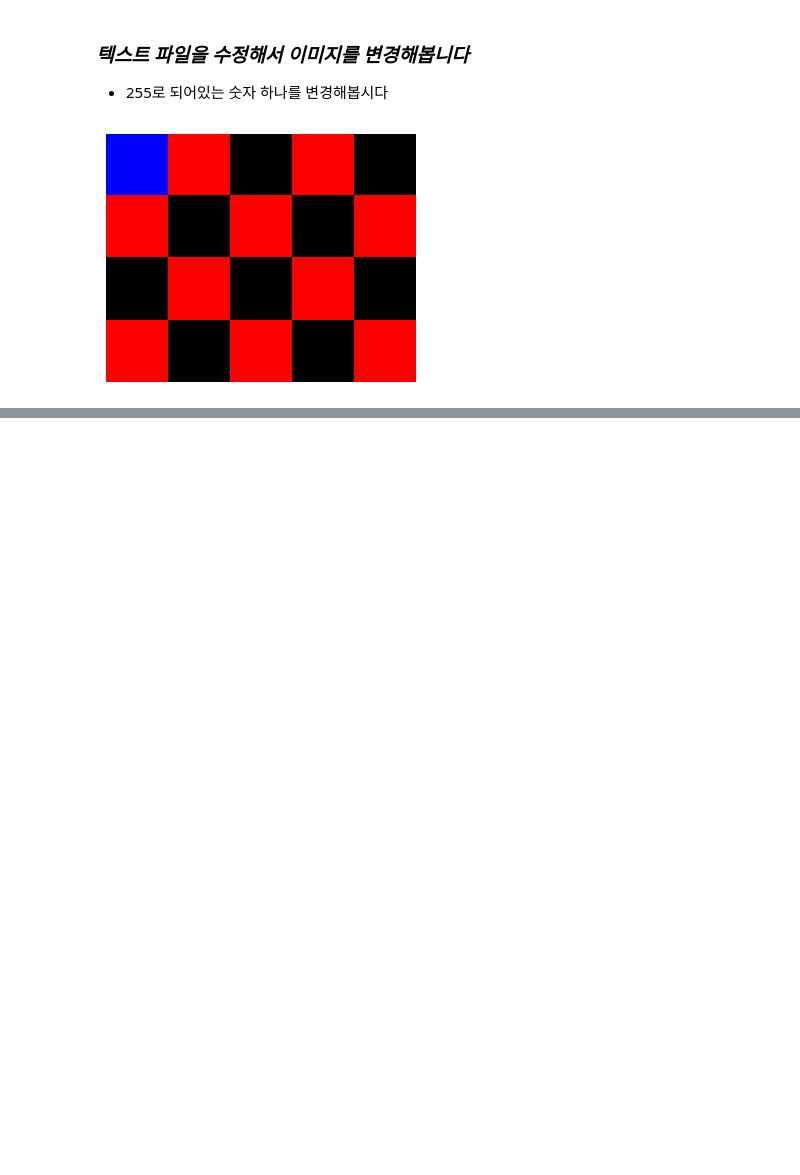
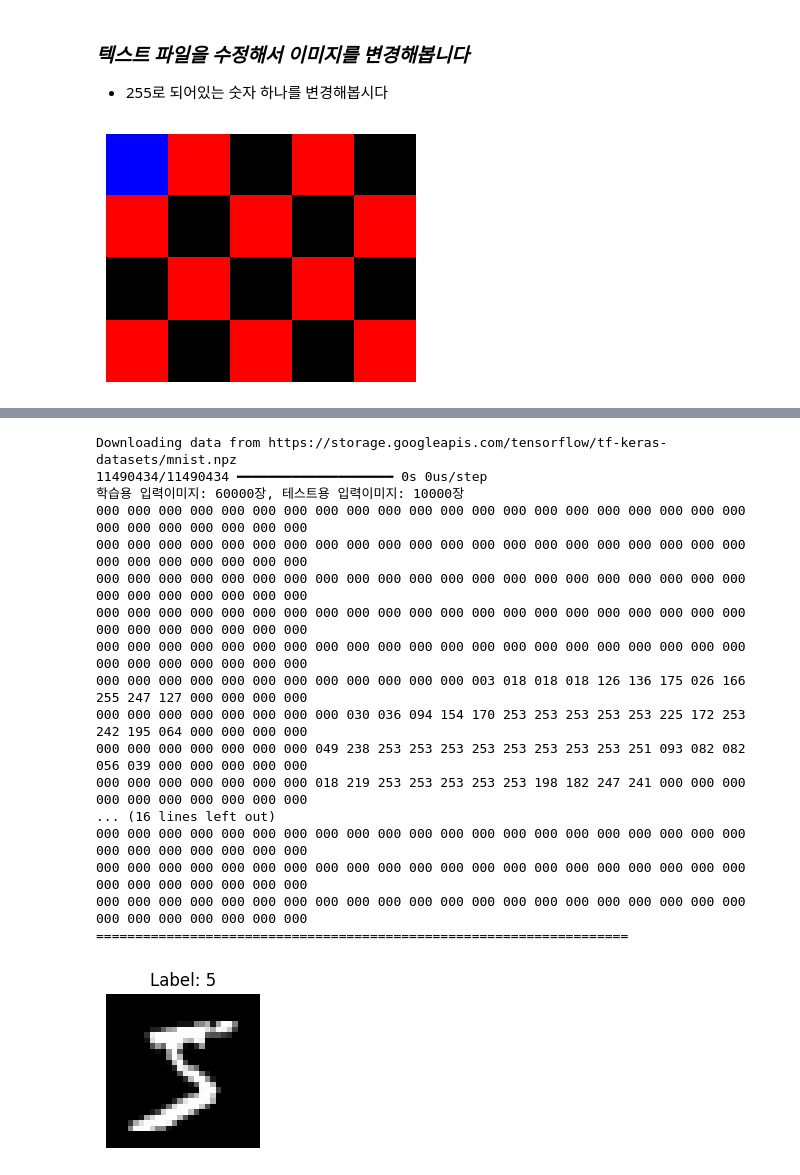
Before and after one commit to suriseven/image_tutorial, a Jupyter notebook: chap01/chap01.ipynb, the cells around one changed output, grey strips where cells are left out. Drawn from its saved outputs; the diff is of its cells as text; code cells hidden in the pictures; blank space fills up the shorter version.

```diff
--- a/chap01/chap01.ipynb
+++ b/chap01/chap01.ipynb
@@ -483,0 +620,46 @@ plt.show()
+# %%
+import matplotlib.pyplot as plt
+import math
+from tensorflow.keras.datasets import mnist
+
+(x_train, y_train), (x_test, y_test) = mnist.load_data()
+
+starting = 0
+samples = 1
+
+sqrt_samples = int(math.sqrt(samples))
+
+print(f'학습용 입력이미지: {len(x_train)}장, 테스트용 입력이미지: {len(x_test)}장')
+
+# 샘플 16개 시각화
+plt.figure(figsize=(sqrt_samples*2, sqrt_samples*2))
+for i in range(starting, samples + starting):
+    for row in x_train[i]:
+        for col in row:
+            print(f'{int(col):03d}', end=' ')
+        print()
+    print("====================================================================")
+    plt.subplot(sqrt_samples, sqrt_samples, (i-starting)%samples + 1)
+    plt.imshow(x_train[i], cmap='gray')
+    plt.title(f"Label: {y_train[i]}")
+    plt.axis('off')
+plt.show()
+# %% [output]
+Downloading data from https://storage.googleapis.com/tensorflow/tf-keras-datasets/mnist.npz
+11490434/11490434 ━━━━━━━━━━━━━━━━━━━━ 0s 0us/step
+학습용 입력이미지: 60000장, 테스트용 입력이미지: 10000장
+000 000 000 000 000 000 000 000 000 000 000 000 000 000 000 000 000 000 000 000 000 000 000 000 000 000 000 000
+000 000 000 000 000 000 000 000 000 000 000 000 000 000 000 000 000 000 000 000 000 000 000 000 000 000 000 000
+000 000 000 000 000 000 000 000 000 000 000 000 000 000 000 000 000 000 000 000 000 000 000 000 000 000 000 000
+000 000 000 000 000 000 000 000 000 000 000 000 000 000 000 000 000 000 000 000 000 000 000 000 000 000 000 000
+000 000 000 000 000 000 000 000 000 000 000 000 000 000 000 000 000 000 000 000 000 000 000 000 000 000 000 000
+000 000 000 000 000 000 000 000 000 000 000 000 003 018 018 018 126 136 175 026 166 255 247 127 000 000 000 000
+000 000 000 000 000 000 000 000 030 036 094 154 170 253 253 253 253 253 225 172 253 242 195 064 000 000 000 000
+000 000 000 000 000 000 000 049 238 253 253 253 253 253 253 253 253 251 093 082 082 056 039 000 000 000 000 000
+000 000 000 000 000 000 000 018 219 253 253 253 253 253 198 182 247 241 000 000 000 000 000 000 000 000 000 000
+... (16 lines left out)
+000 000 000 000 000 000 000 000 000 000 000 000 000 000 000 000 000 000 000 000 000 000 000 000 000 000 000 000
+000 000 000 000 000 000 000 000 000 000 000 000 000 000 000 000 000 000 000 000 000 000 000 000 000 000 000 000
+000 000 000 000 000 000 000 000 000 000 000 000 000 000 000 000 000 000 000 000 000 000 000 000 000 000 000 000
+====================================================================
+[figure, added]
```
Also changed, not shown: parts of 20 cells of this notebook.
